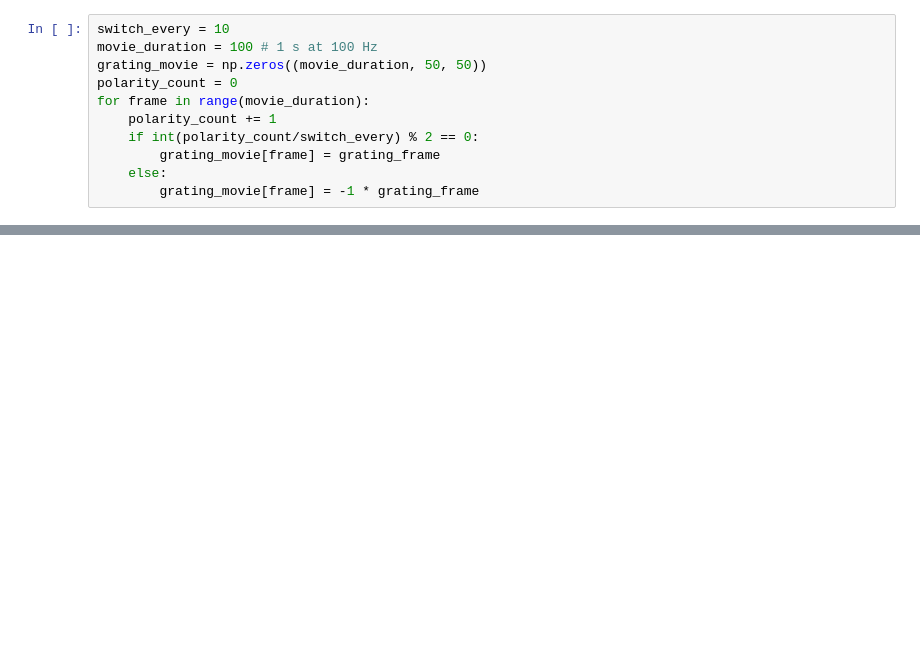
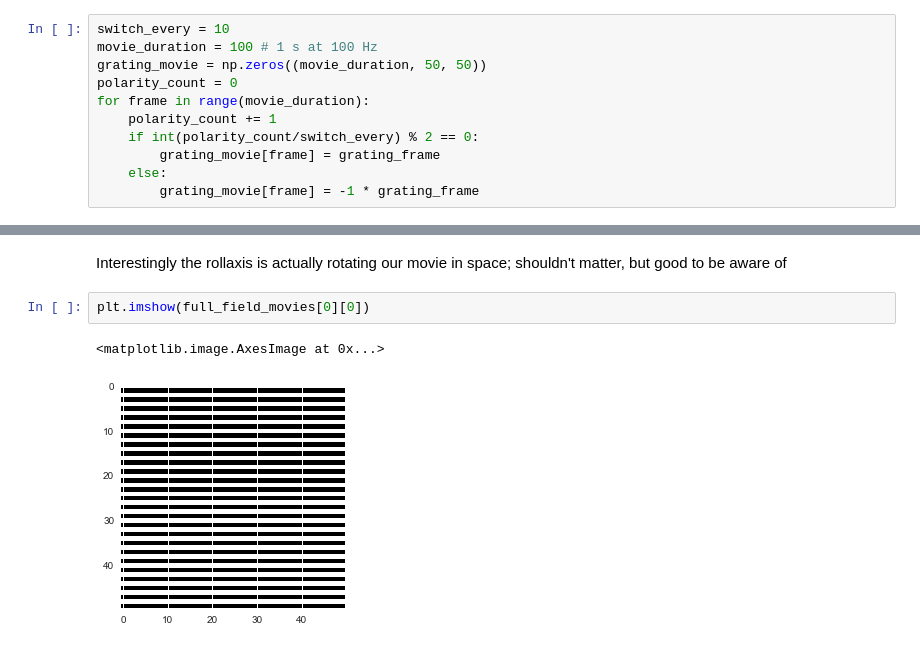
Before and after one commit to baccuslab/deep-retina, a Jupyter notebook: notebooks/Responses Probing Adaptation.ipynb, the cells around one changed output, grey strips where cells are left out. Saved outputs shown, nothing was run; the diff lists cells and outputs as text; blank space fills up the shorter version.

```diff
--- a/notebooks/Responses Probing Adaptation.ipynb
+++ b/notebooks/Responses Probing Adaptation.ipynb
@@ -417,0 +432,7 @@ for frame in range(movie_duration):
+# %% [markdown]
+Interestingly the rollaxis is actually rotating our movie in space; shouldn't matter, but good to be aware of
+# %%
+plt.imshow(full_field_movies[0][0])
+# %% [output]
+<matplotlib.image.AxesImage at 0x...>
+[figure, added]
```
Also changed, not shown: parts of 5 cells of this notebook.
